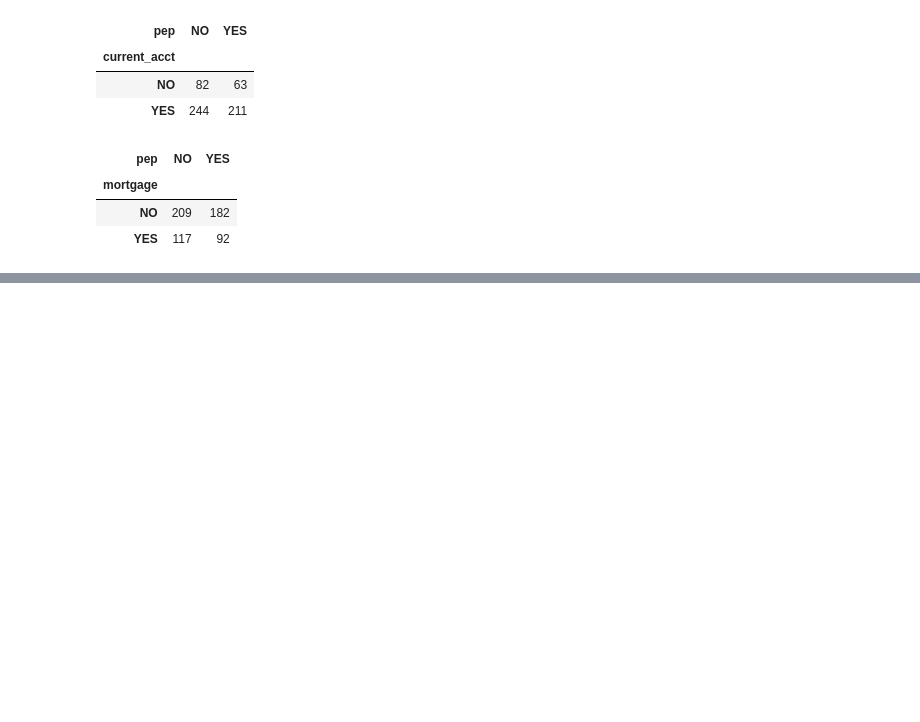
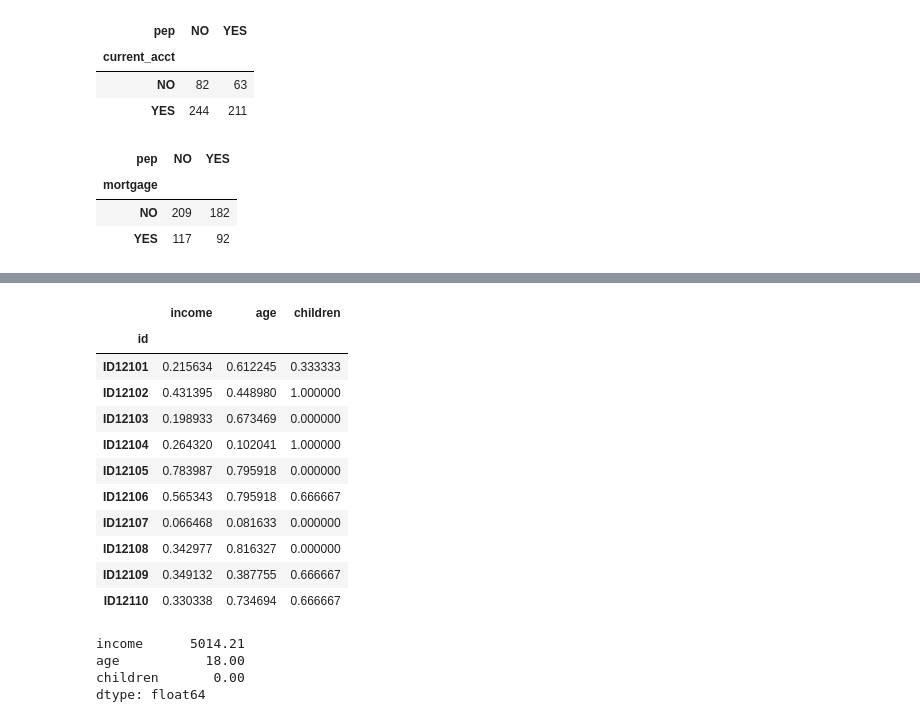
Before and after one commit to MickeyGeorge/dsc478, a Jupyter notebook: Assignment1/MichaelJanke_Assignment1.ipynb, the cells around one changed output, grey strips where cells are left out. Drawn from its saved outputs; the diff is of its cells as text; code cells hidden in the pictures; blank space fills up the shorter version.

```diff
--- a/Assignment1/MichaelJanke_Assignment1.ipynb
+++ b/Assignment1/MichaelJanke_Assignment1.ipynb
@@ -234,0 +271,25 @@ pd.crosstab(bank_df["mortgage"], bank_df["pep"])
+# %%
+## 5. Min-Max Normalization
+
+bank_norm=(bank_df[["income", "age", "children"]]-bank_df[["income", "age", "children"]].min())/(bank_df[["income", "age", "children"]].max()-bank_df[["income", "age", "children"]].min())
+bank_norm.head(10)
+# %% [output]
+|  | income | age | children |
+| id |  |  |  |
+| ID12101 | 0.215634 | 0.612245 | 0.333333 |
+| ID12102 | 0.431395 | 0.448980 | 1.000000 |
+| ID12103 | 0.198933 | 0.673469 | 0.000000 |
+| ID12104 | 0.264320 | 0.102041 | 1.000000 |
+| ID12105 | 0.783987 | 0.795918 | 0.000000 |
+| ID12106 | 0.565343 | 0.795918 | 0.666667 |
+| ID12107 | 0.066468 | 0.081633 | 0.000000 |
+| ID12108 | 0.342977 | 0.816327 | 0.000000 |
+| ID12109 | 0.349132 | 0.387755 | 0.666667 |
+| ID12110 | 0.330338 | 0.734694 | 0.666667 |
+# %%
+bank_df[["income", "age", "children"]].min()
+# %% [output]
+income      5014.21
+age           18.00
+children       0.00
+dtype: float64
```
Also changed, not shown: parts of 2 cells of this notebook.
